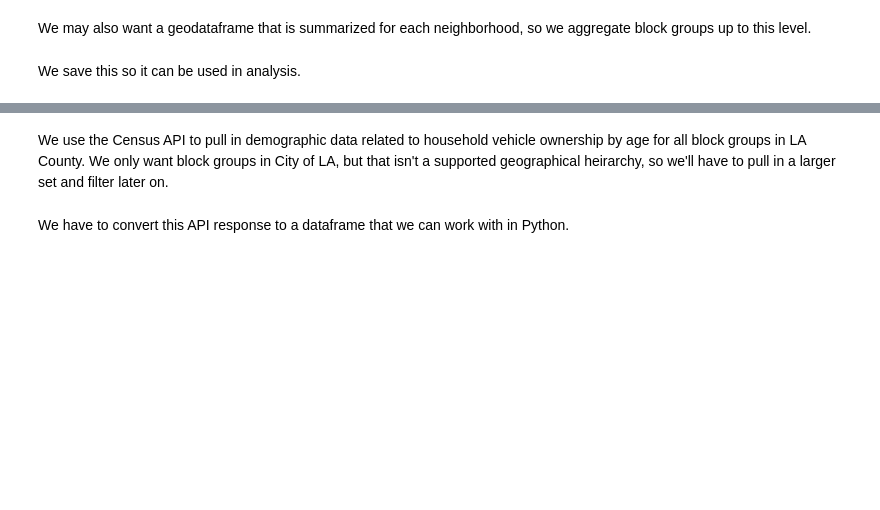
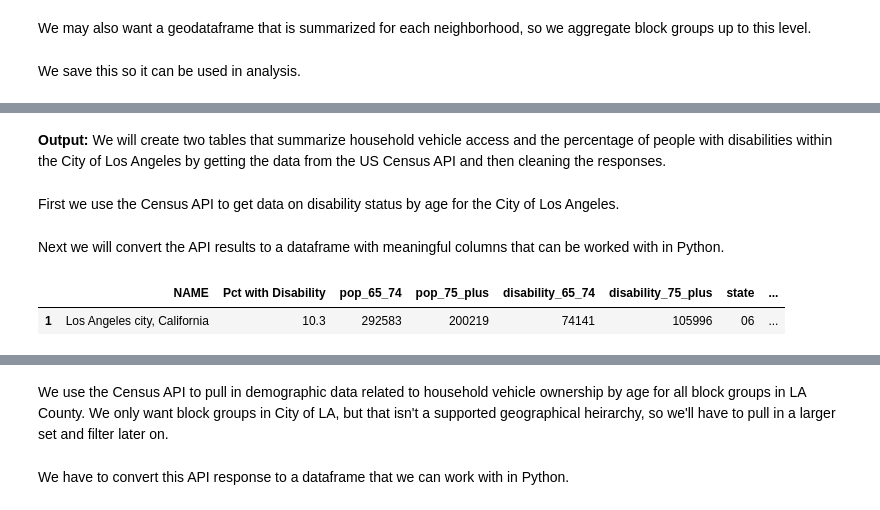
Before and after one commit to lucybriggs12/snakeemoji, a Jupyter notebook: Group Assignments/Week 08/Prep_Notebook.ipynb, the cells around one changed output, grey strips where cells are left out. Saved outputs shown, nothing was run; the diff lists cells and outputs as text; code cells hidden in the pictures; blank space fills up the shorter version.

```diff
--- a/Group Assignments/Week 08/Prep_Notebook.ipynb
+++ b/Group Assignments/Week 08/Prep_Notebook.ipynb
@@ -120,0 +123,2 @@ neighborhoods_sum.to_file('neighborhood_geometries.geojson')
+# %% [markdown]
+<b>Output:</b> We will create two tables that summarize household vehicle access and the percentage of people with disabilities within the City of Los Angeles by getting the data from the US Census API and then cleaning the responses.
@@ -120,0 +130,29 @@ neighborhoods_sum.to_file('neighborhood_geometries.geojson')
+# %% [markdown]
+First we use the Census API to get data on disability status by age for the City of Los Angeles.
+# %%
+import requests
+apirequest = 'https://api.census.gov/data/2021/acs/acs5/subject?get=NAME,S1810_C03_001E,S1810_C01_017E,S1810_C01_018E,S1810_C02_017E,S1810_C02_018E&for=place:44000&in=state:06'
+usr_key = f"&key=4c422219a890d0597a042d9ebad9311b022cfd4d"
+#Put it all together in one f-string:
+query_url = f"{apirequest}{usr_key}"
+# Use requests package to call out to the API
+response = requests.get(query_url)
+# %% [markdown]
+Next we will convert the API results to a dataframe with meaningful columns that can be worked with in Python.
+# %%
+# First we have to convert this to a dataframe we can work with.
+census_df=pd.DataFrame(response.json())
+census_df.head()
+
+# Move variable names from row 0 to colmn titles.
+census_df.columns = census_df.iloc[0]
+disability_clean = census_df.iloc[1:]
+
+# Rename columns to be meaningful.
+disability_clean=disability_clean.rename(columns={'S1810_C03_001E':'Pct with Disability',
+                                                  'S1810_C01_017E':'pop_65_74','S1810_C01_018E':'pop_75_plus',
+                                                  'S1810_C02_017E':'disability_65_74','S1810_C02_018E':'disability_75_plus'})
+disability_clean.head(5)
+# %% [output]
+|  | NAME | Pct with Disability | pop_65_74 | pop_75_plus | disability_65_74 | disability_75_plus | state | ... |
+| 1 | Los Angeles city, California | 10.3 | 292583 | 200219 | 74141 | 105996 | 06 | ... |
```
Also changed, not shown: parts of 19 cells of this notebook, 11 other files.
